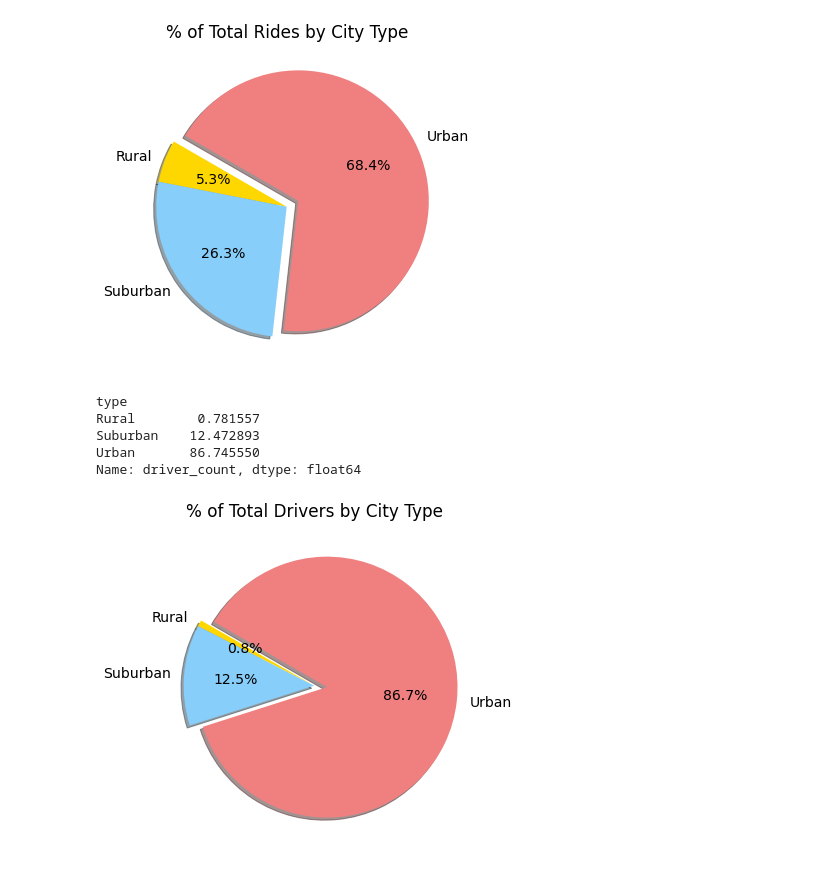
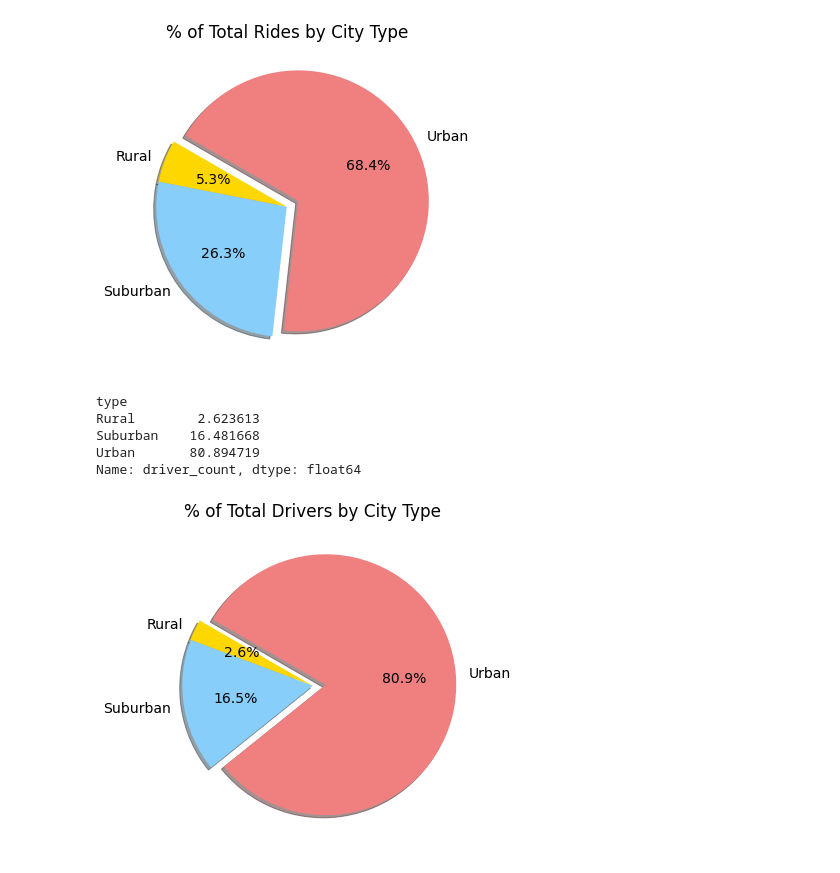
Before and after one commit to taniannguyen/PyBer_Analysis, a Jupyter notebook: PyBer.ipynb, the cells around one changed output. Drawn from its saved outputs; the diff is of its cells as text; code cells hidden in the pictures.

```diff
--- a/PyBer.ipynb
+++ b/PyBer.ipynb
@@ -744,30 +744,31 @@ plt.show()
 # %% [output]
 [figure]
 # %%
-total_drivers_percents = 100 * pyber_data_df.groupby(["type"]).sum()["driver_count"] / pyber_data_df["driver_count"].sum()
-total_drivers_percents
+drivers_percents = 100 * city_data_df.groupby(["type"]).sum()["driver_count"] / city_data_df["driver_count"].sum()
+drivers_percents
 # %% [output]
 type
-Rural        0.781557
-Suburban    12.472893
-Urban       86.745550
+Rural        2.623613
+Suburban    16.481668
+Urban       80.894719
 Name: driver_count, dtype: float64
 # %%
 # Import mpl to change the plot configurations using rcParams.
 import matplotlib as mpl
 # Build Pie Chart
 plt.subplots(figsize=(10, 6))
-plt.pie(total_drivers_percents,
+plt.pie(drivers_percents,
     labels=["Rural", "Suburban", "Urban"],
     colors=["gold", "lightskyblue", "lightcoral"],
     explode=[0, 0, 0.1],
     autopct='%1.1f%%',
     shadow=True, startangle=150)
 plt.title("% of Total Drivers by City Type")
 # Change the default font size from 10 to 14.
 mpl.rcParams['font.size'] = 14
-
+# Save Figure
+plt.savefig("analysis/Fig7.png")
 # Show Figure
 plt.show()
 # %% [output]
-[figure, old version]
+[figure, new version]
```
Also changed, not shown: 1 other file.
